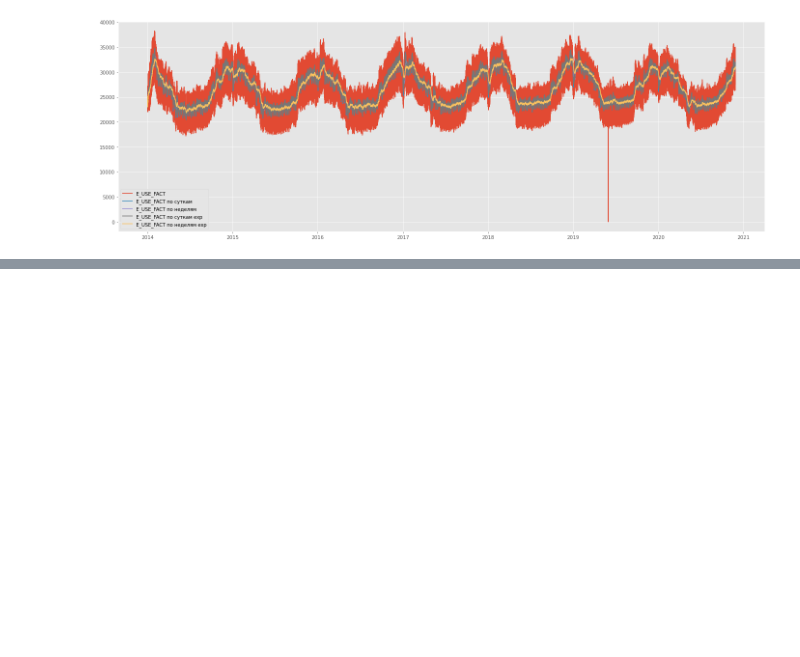
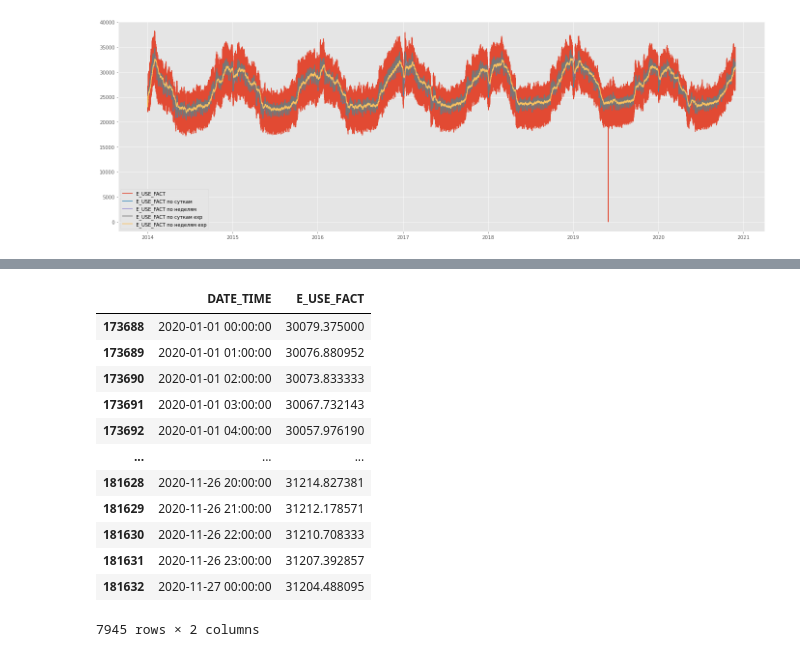
Before and after one commit to akhmetovcr/inn_btg_final, a Jupyter notebook: test_algorithm.ipynb, the cells around one changed output, grey strips where cells are left out. Drawn from its saved outputs; the diff is of its cells as text; code cells hidden in the pictures; blank space fills up the shorter version.

```diff
--- a/test_algorithm.ipynb
+++ b/test_algorithm.ipynb
@@ -267,0 +282,16 @@ plt.legend()
+# %%
+df_year
+# %% [output]
+|  | DATE_TIME | E_USE_FACT |
+| 173688 | 2020-01-01 00:00:00 | 30079.375000 |
+| 173689 | 2020-01-01 01:00:00 | 30076.880952 |
+| 173690 | 2020-01-01 02:00:00 | 30073.833333 |
+| 173691 | 2020-01-01 03:00:00 | 30067.732143 |
+| 173692 | 2020-01-01 04:00:00 | 30057.976190 |
+| ... | ... | ... |
+| 181628 | 2020-11-26 20:00:00 | 31214.827381 |
+| 181629 | 2020-11-26 21:00:00 | 31212.178571 |
+| 181630 | 2020-11-26 22:00:00 | 31210.708333 |
+| 181631 | 2020-11-26 23:00:00 | 31207.392857 |
+| 181632 | 2020-11-27 00:00:00 | 31204.488095 |
+7945 rows × 2 columns
```
Also changed, not shown: parts of 2 cells of this notebook.
